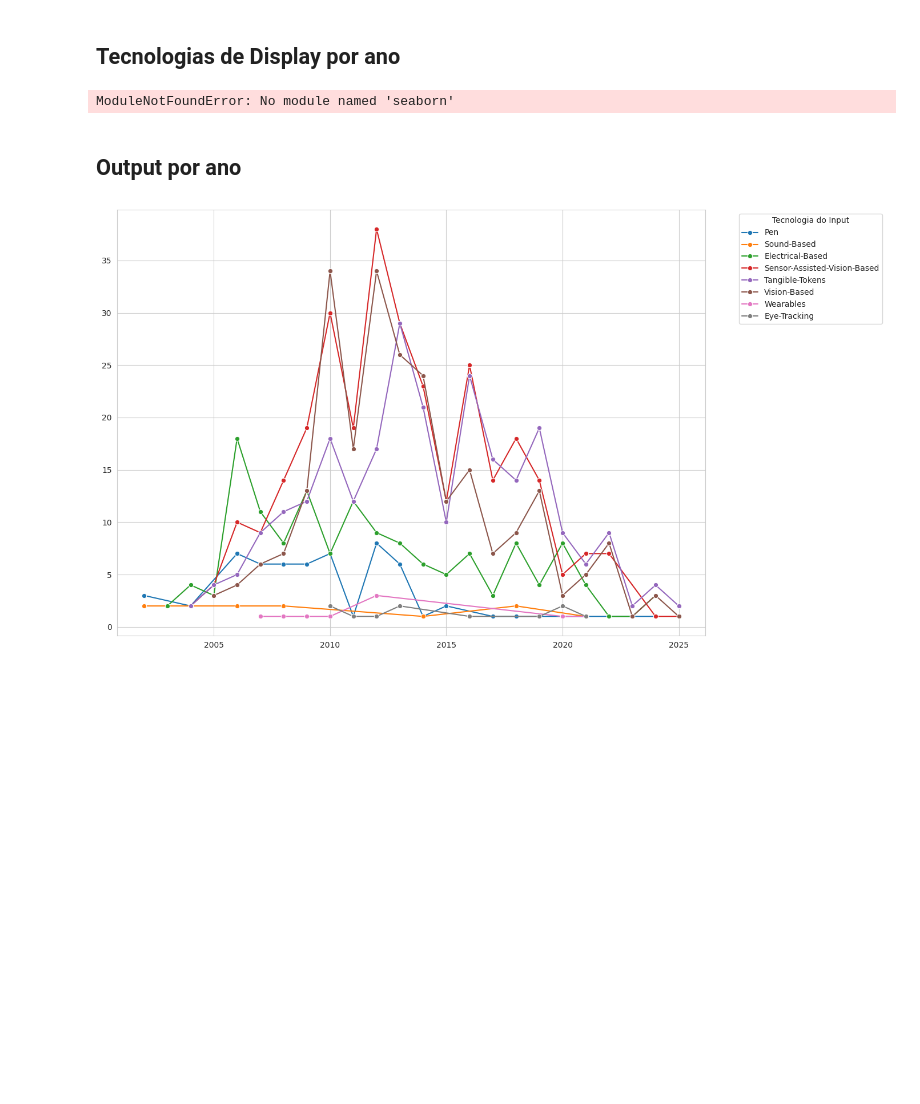
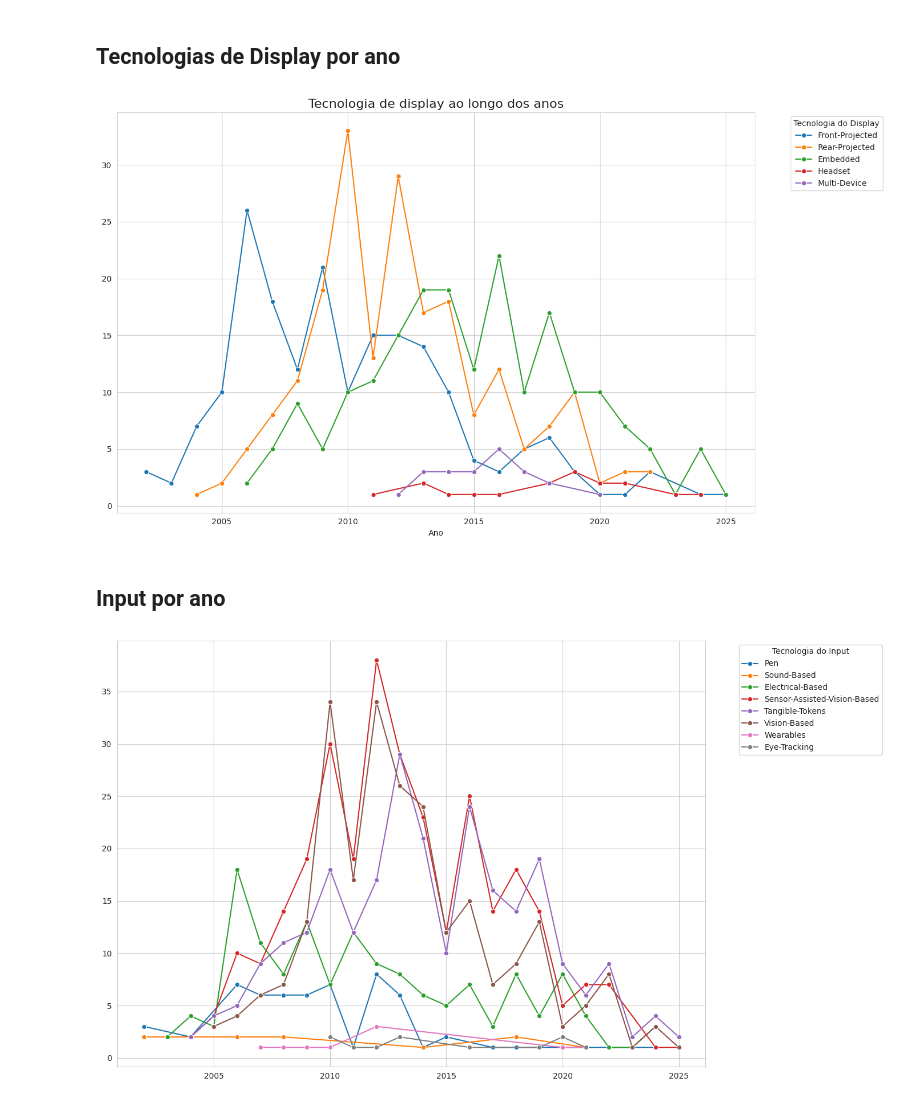
Before and after one commit to Guglis02/Tabletop-Data-Extraction, a Jupyter notebook: notebook.ipynb, the cells around one changed output. Cells and saved outputs as stored; diff of their text form; code cells hidden in the pictures; blank space fills up the shorter version.

```diff
--- a/notebook.ipynb
+++ b/notebook.ipynb
@@ -508,37 +565,38 @@ df = pd.read_csv("transformed_data.csv")
 # Remover linhas com ano ou tecnologia do display ausente
 df = df.dropna(subset=["ano", "Tecnologia do display"])
 
 # Converter ano para inteiro
 df["ano"] = df["ano"].astype(int)
 
 # Separar as técnicas de display por vírgula e remover espaços em excesso
 df["Tecnologia do display"] = df["Tecnologia do display"].str.split(",")
 
 # Explodir as linhas com múltiplas técnicas em linhas separadas
 df = df.explode("Tecnologia do display")
 
 # Remover espaços em branco extras
 df["Tecnologia do display"] = df["Tecnologia do display"].str.strip()
 
 # Contar quantas vezes cada técnica aparece por ano
 timeline = df.groupby(["ano", "Tecnologia do display"]).size().reset_index(name="count")
 
 # Plotar o gráfico
 plt.figure(figsize=(14, 8))
 sns.set_style("whitegrid")
 sns.lineplot(data=timeline, x="ano", y="count", hue="Tecnologia do display", marker="o")
 
 # Ajustes finais
-plt.title("", fontsize=16)
+plt.title("Tecnologia de display ao longo dos anos", fontsize=16)
 plt.xlabel("Ano")
 plt.ylabel("")
 plt.legend(title="Tecnologia do Display", bbox_to_anchor=(1.05, 1), loc='upper left')
 plt.tight_layout()
+plt.savefig('display_tecnology_over_time.png', dpi=300)
 plt.show()
 # %% [output]
-ModuleNotFoundError: No module named 'seaborn'
+[figure, added]
 # %% [markdown]
-## Output por ano
+## Input por ano
 # %%
 import pandas as pd
 import matplotlib.pyplot as plt
```
Also changed, not shown: parts of 4 cells of this notebook, 7 other files.
